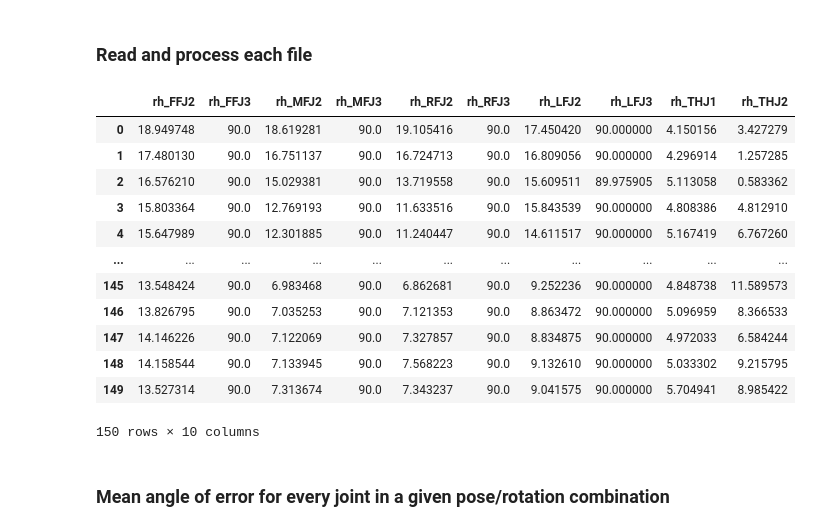
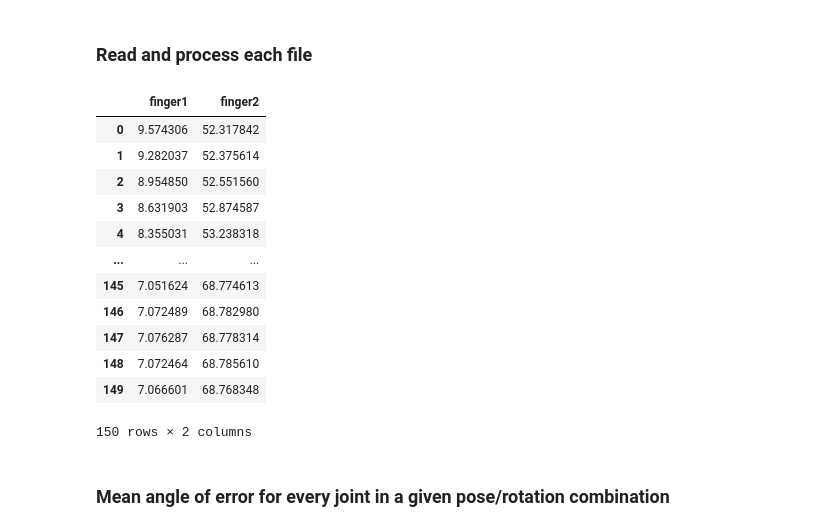
Before and after one commit to Aashvin/hand-tracking-robot-control, a Jupyter notebook: 2_finger_analysis.ipynb, the cells around one changed output. Saved outputs shown, nothing was run; the diff lists cells and outputs as text; code cells hidden in the pictures.

```diff
--- a/2_finger_analysis.ipynb
+++ b/2_finger_analysis.ipynb
@@ -67,33 +67,33 @@ pose_joints_dfs = {key: pd.DataFrame(pose_joints[key]) for key in pose_joints.ke
 # %% [markdown]
 ### Read and process each file
 # %%
-num_fingers = 5
+num_fingers = 2
 pose = 7
 
 pose_files = []
 for i in range(-90, 91, 30):
     file_path = f"test_data/{num_fingers}-fingers-pose{pose}-angle{i}.csv"
     pose_files.append(pd.read_csv(file_path))
 
 for i in range(len(pose_files)):
     for col in pose_files[i].columns:
         pose_files[i][col] = np.rad2deg(pose_files[i][col])
 
 pose_files[0]
 # %% [output]
-|  | rh_FFJ2 | rh_FFJ3 | rh_MFJ2 | rh_MFJ3 | rh_RFJ2 | rh_RFJ3 | rh_LFJ2 | rh_LFJ3 | rh_THJ1 | rh_THJ2 |
-| 0 | 18.949748 | 90.0 | 18.619281 | 90.0 | 19.105416 | 90.0 | 17.450420 | 90.000000 | 4.150156 | 3.427279 |
-| 1 | 17.480130 | 90.0 | 16.751137 | 90.0 | 16.724713 | 90.0 | 16.809056 | 90.000000 | 4.296914 | 1.257285 |
-| 2 | 16.576210 | 90.0 | 15.029381 | 90.0 | 13.719558 | 90.0 | 15.609511 | 89.975905 | 5.113058 | 0.583362 |
-| 3 | 15.803364 | 90.0 | 12.769193 | 90.0 | 11.633516 | 90.0 | 15.843539 | 90.000000 | 4.808386 | 4.812910 |
-| 4 | 15.647989 | 90.0 | 12.301885 | 90.0 | 11.240447 | 90.0 | 14.611517 | 90.000000 | 5.167419 | 6.767260 |
-| ... | ... | ... | ... | ... | ... | ... | ... | ... | ... | ... |
-| 145 | 13.548424 | 90.0 | 6.983468 | 90.0 | 6.862681 | 90.0 | 9.252236 | 90.000000 | 4.848738 | 11.589573 |
-| 146 | 13.826795 | 90.0 | 7.035253 | 90.0 | 7.121353 | 90.0 | 8.863472 | 90.000000 | 5.096959 | 8.366533 |
-| 147 | 14.146226 | 90.0 | 7.122069 | 90.0 | 7.327857 | 90.0 | 8.834875 | 90.000000 | 4.972033 | 6.584244 |
-| 148 | 14.158544 | 90.0 | 7.133945 | 90.0 | 7.568223 | 90.0 | 9.132610 | 90.000000 | 5.033302 | 9.215795 |
-| 149 | 13.527314 | 90.0 | 7.313674 | 90.0 | 7.343237 | 90.0 | 9.041575 | 90.000000 | 5.704941 | 8.985422 |
+|  | finger1 | finger2 |
+| 0 | 9.574306 | 52.317842 |
+| 1 | 9.282037 | 52.375614 |
+| 2 | 8.954850 | 52.551560 |
+| 3 | 8.631903 | 52.874587 |
+| 4 | 8.355031 | 53.238318 |
+| ... | ... | ... |
+| 145 | 7.051624 | 68.774613 |
+| 146 | 7.072489 | 68.782980 |
+| 147 | 7.076287 | 68.778314 |
+| 148 | 7.072464 | 68.785610 |
+| 149 | 7.066601 | 68.768348 |
-150 rows × 10 columns
+150 rows × 2 columns
 # %% [markdown]
 ### Mean angle of error for every joint in a given pose/rotation combination
 # %%
```
Also changed, not shown: parts of 4 cells of this notebook, 1 other file.
